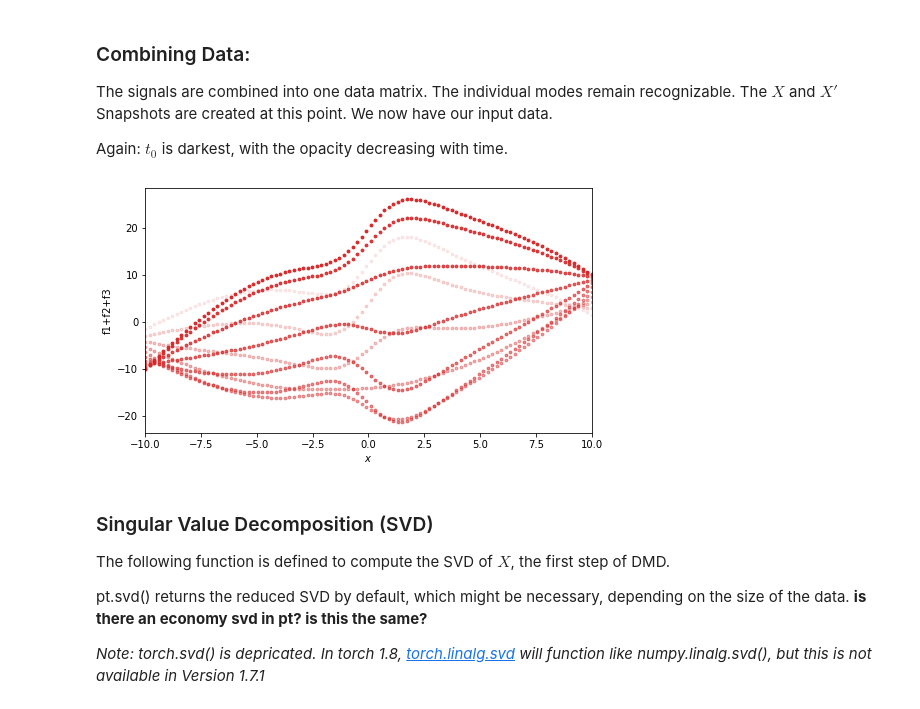
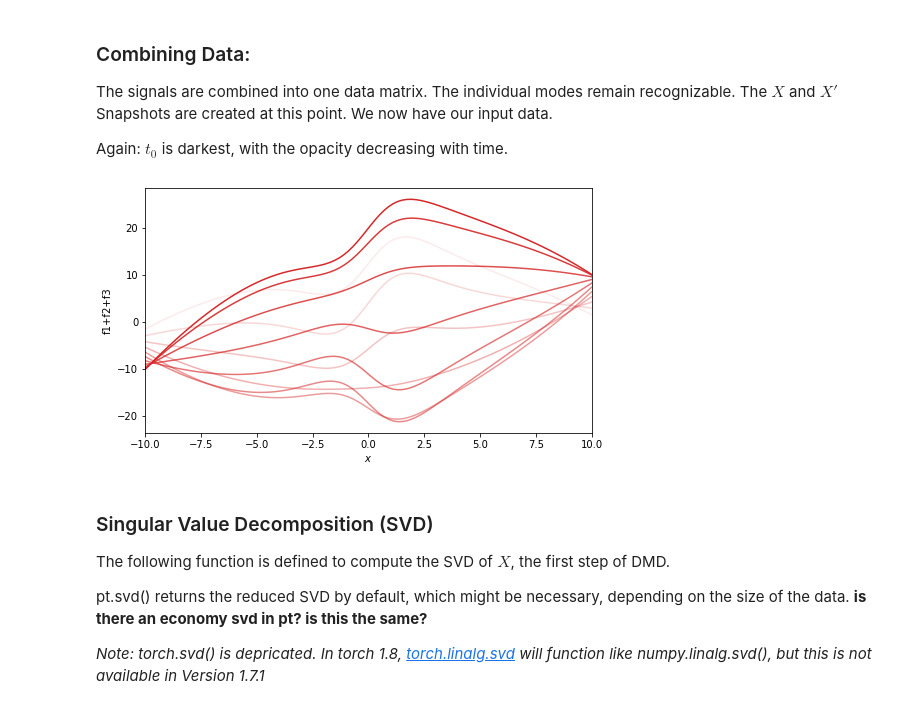
Before and after one commit to FlowModelingControl/flowtorch, a Jupyter notebook: docs/source/notebooks/DMD_introduction.ipynb, the cells around one changed output. Drawn from its saved outputs; the diff is of its cells as text; code cells hidden in the pictures.

```diff
--- a/docs/source/notebooks/DMD_introduction.ipynb
+++ b/docs/source/notebooks/DMD_introduction.ipynb
@@ -106,15 +95,15 @@ Artificial data is created from the following functions f1, f2, and f3:
 
 The temporal changes are visualized by a decreasing of the opacity. Therefore, $𝑡_0$ is darkest, with the opacity decreasing with every time increment.
 # %%
-def plot_data(x, modes, n):
+def plot_data(func, n):
     fig, ax = plt.subplots(1, 1, figsize=(8, 4.5))
     for i in range(12):
-        ax.scatter(x, pt.real(modes[:, i]), s=8, c='C{}'.format(n-1), alpha=1-(i/11))
+        ax.plot(Xm[0,:], pt.real(func[:, i]), c='C{}'.format(n-1), alpha=1-(i/11))
     ax.set_xlabel(r"$x$")
     ax.set_ylabel('$f{}$'.format(n))
     if n>3:
         ax.set_ylabel('f1+f2+f3')
-    ax.set_xlim(pt.min(x), pt.max(x))
+    ax.set_xlim(pt.min(Xm[0,:]), pt.max(Xm[0,:]))
 # %%
 f1 = pt.multiply(10*pt.tanh(Xm/2)/pt.cosh(Xm/2), pt.exp((0.1+2.8j)*Tm)).T
 
@@ -139,15 +128,16 @@ The signals are combined into one data matrix. The individual modes remain recog
 
 Again: $t_0$ is darkest, with the opacity decreasing with time.
 # %%
+'''Creating artificial data'''
 data = f1 + f2 + f3
 
-plot_data(Xm[0,:], data, 4)
+plot_data(data, 4)
 
 #Create our two data snapshots X and X'
 X = data[:,:-1]
 X_prime = data[:,1:]
 # %% [output]
-[figure, old version]
+[figure, new version]
 # %% [markdown]
 ### Singular Value Decomposition (SVD)
 
```
Also changed, not shown: parts of 21 cells of this notebook.
